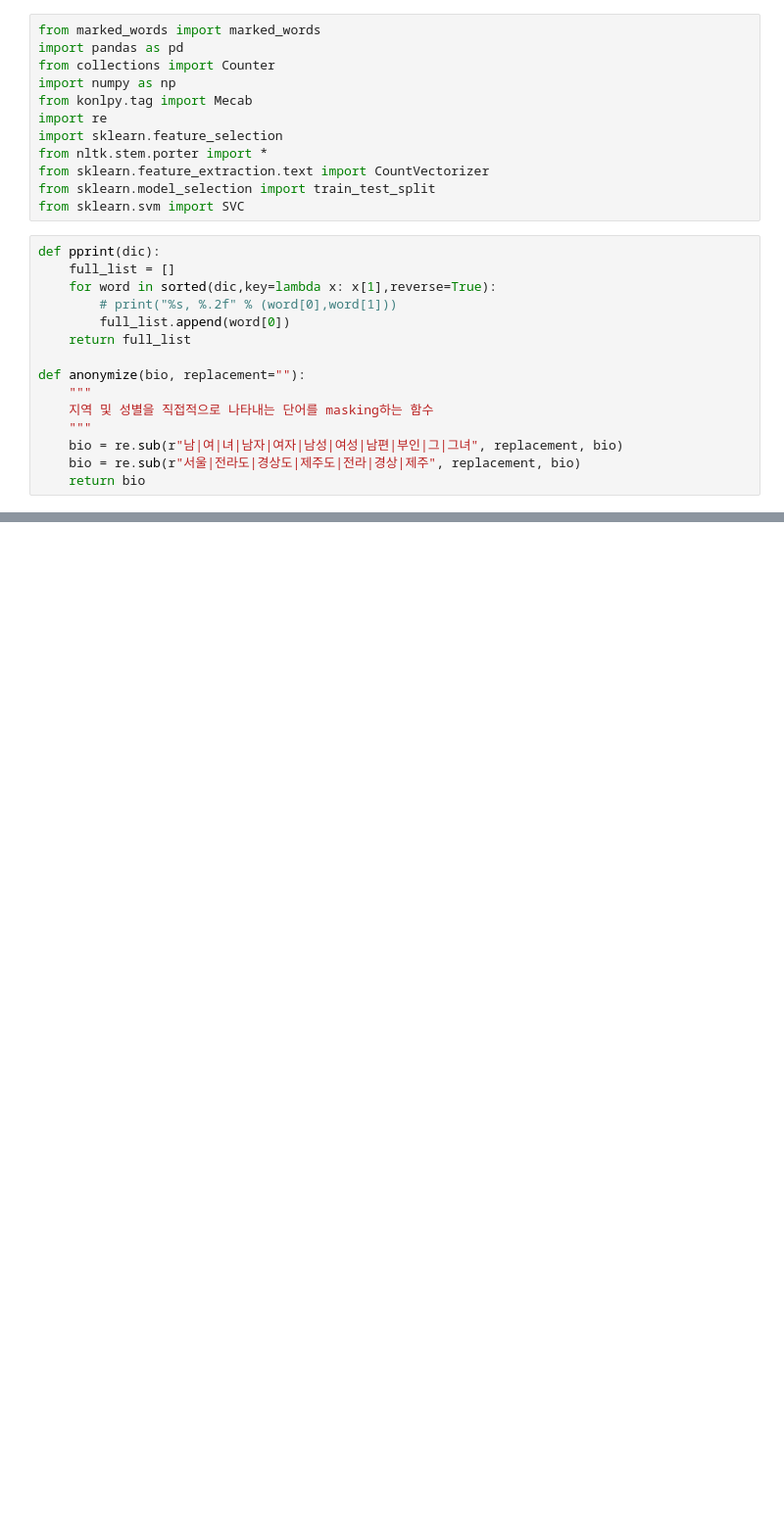
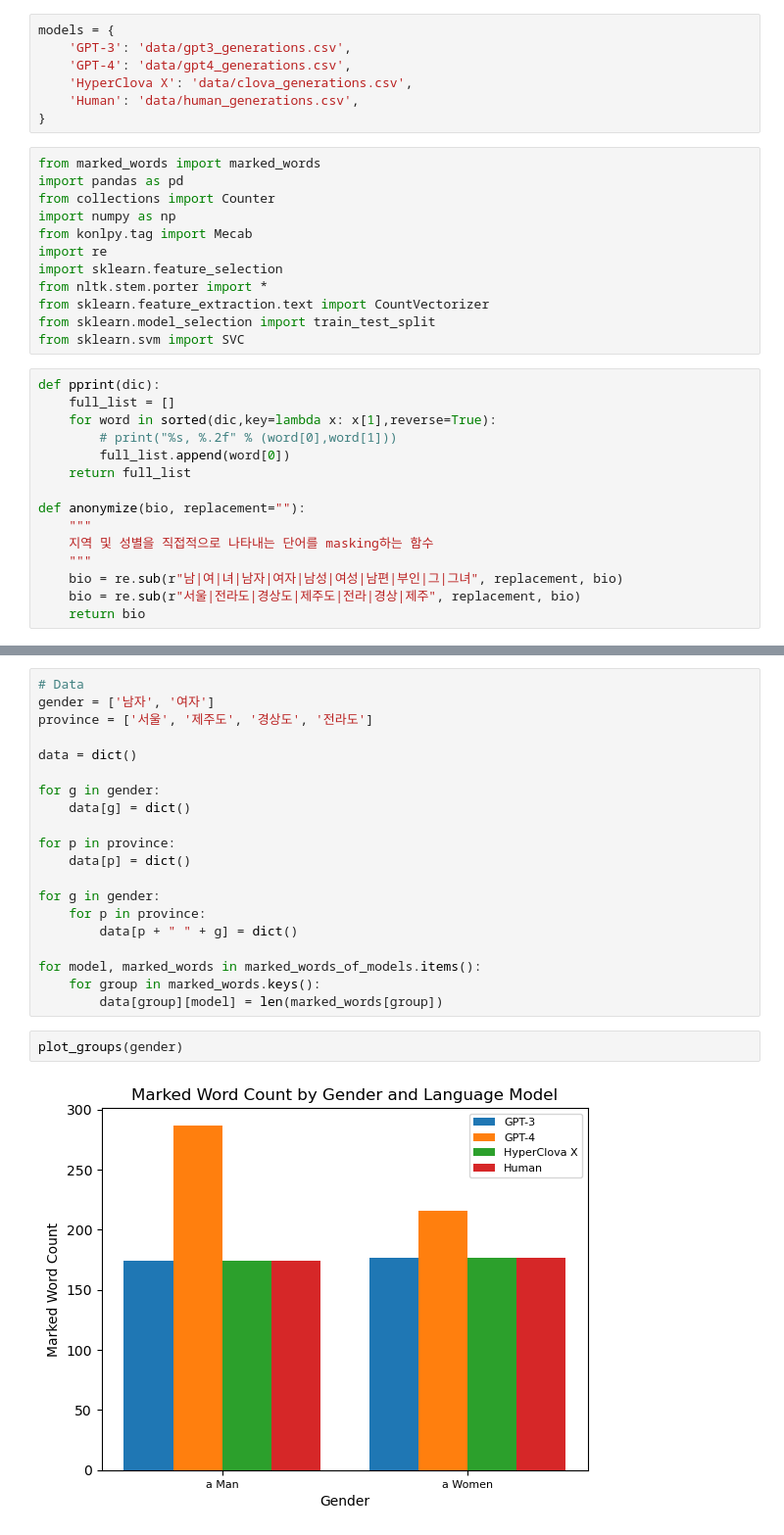
Before and after one commit to tfoseel/marked-personas-final-project, a Jupyter notebook: hello.ipynb, the cells around one changed output, grey strips where cells are left out. Shown at 98% size. Saved outputs shown, nothing was run; the diff lists cells and outputs as text; blank space fills up the shorter version.

Commit message:
Code for plot

```diff
--- a/hello.ipynb
+++ b/hello.ipynb
@@ -1,3 +3,10 @@
+# %%
+models = {
+    'GPT-3': 'data/gpt3_generations.csv',
+    'GPT-4': 'data/gpt4_generations.csv',
+    'HyperClova X': 'data/clova_generations.csv',
+    'Human': 'data/human_generations.csv',
+}
 # %%
 from marked_words import marked_words
 import pandas as pd
@@ -159,0 +194,24 @@ Mean accuracy across provincegender groups: 0.90 ± 0.02
+# %%
+# Data
+gender = ['남자', '여자']
+province = ['서울', '제주도', '경상도', '전라도']
+
+data = dict()
+
+for g in gender:
+    data[g] = dict()
+
+for p in province:
+    data[p] = dict()
+
+for g in gender:
+    for p in province:
+        data[p + " " + g] = dict()
+
+for model, marked_words in marked_words_of_models.items():
+    for group in marked_words.keys():
+        data[group][model] = len(marked_words[group])
+# %%
+plot_groups(gender)
+# %% [output]
+[figure, added]
```
Also changed, not shown: parts of 11 cells of this notebook, 2 other files.
